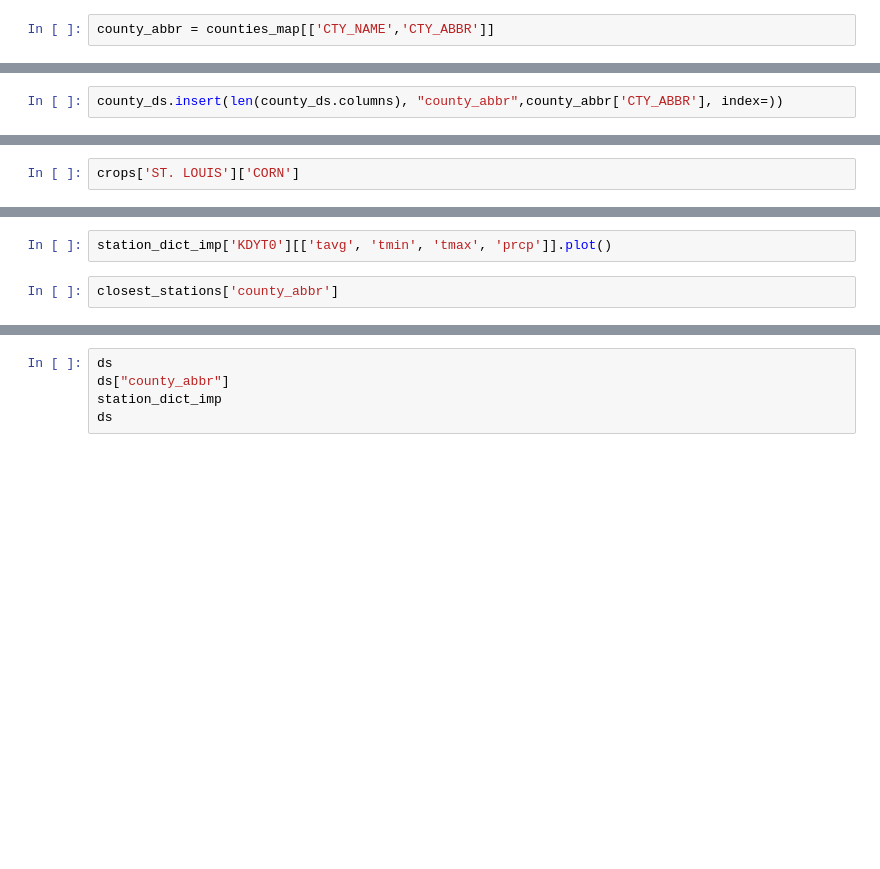
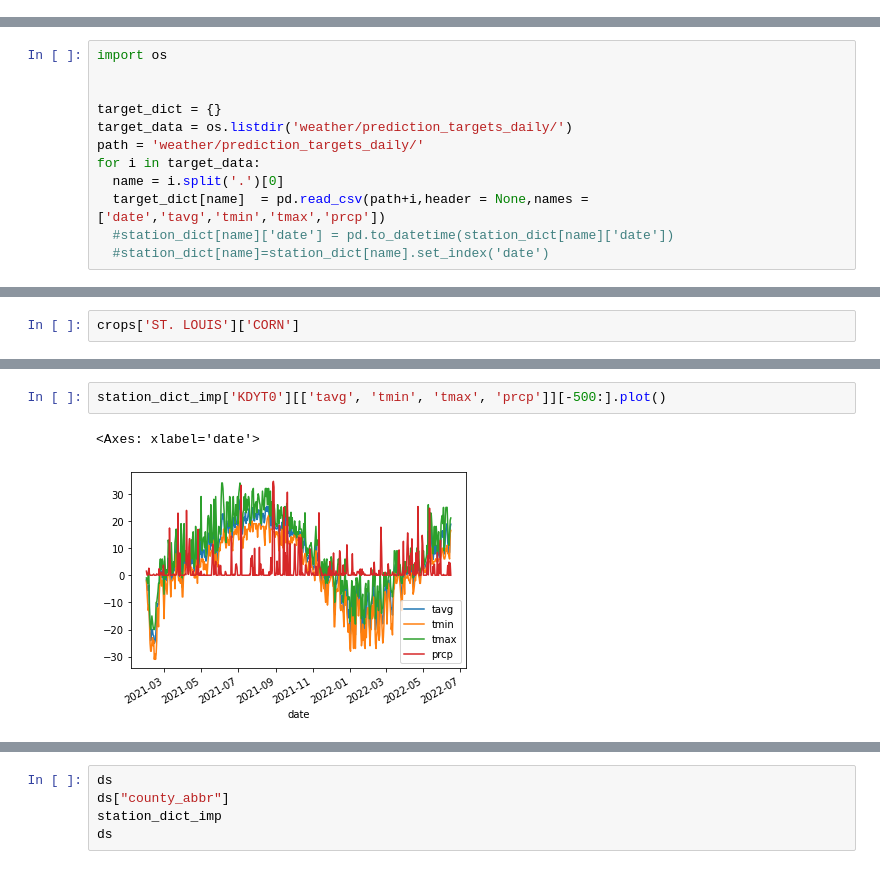
Before and after one commit to danFjs/QuantCh, a Jupyter notebook: JOebiden.ipynb, the cells around one changed output, grey strips where cells are left out. Cells and saved outputs as stored; diff of their text form; blank space fills up the shorter version.

```diff
--- a/JOebiden.ipynb
+++ b/JOebiden.ipynb
@@ -242,2 +256,0 @@ counties_map = gpd.read_file("/content/drive/MyDrive/QuantChallenge/SpatialData/
-# %%
-county_abbr = counties_map[['CTY_NAME','CTY_ABBR']]
@@ -370,3 +351,15 @@ for i in station_data:
   station_dict[name]  = pd.read_csv(path+i,header = None,names = ['date','tavg','tmin','tmax','prcp'])
   #station_dict[name]['date'] = pd.to_datetime(station_dict[name]['date'])
   #station_dict[name]=station_dict[name].set_index('date')
+# %%
+import os
+
+
+target_dict = {}
+target_data = os.listdir('weather/prediction_targets_daily/')
+path = 'weather/prediction_targets_daily/'
+for i in target_data:
+  name = i.split('.')[0]
+  target_dict[name]  = pd.read_csv(path+i,header = None,names = ['date','tavg','tmin','tmax','prcp'])
+  #station_dict[name]['date'] = pd.to_datetime(station_dict[name]['date'])
+  #station_dict[name]=station_dict[name].set_index('date')
@@ -475,5 +506,3 @@ array(['Lake of the Woods', 'Kittson', 'Roseau', 'Koochiching',
        'Olmsted', 'Watonwan', 'Rock', 'Nobles', 'Jackson', 'Martin',
        'Houston', 'Faribault', 'Fillmore', 'Freeborn', 'Mower'],
       dtype=object)
-# %%
-county_ds.insert(len(county_ds.columns), "county_abbr",county_abbr['CTY_ABBR'], index=))
@@ -774,6 +821,7 @@ station_dict['KDYT0'].dropna().plot()
 # %%
-station_dict_imp['KDYT0'][['tavg', 'tmin', 'tmax', 'prcp']].plot()
+station_dict_imp['KDYT0'][['tavg', 'tmin', 'tmax', 'prcp']][-500:].plot()
+# %% [output]
+<Axes: xlabel='date'>
+[figure, added]
-# %%
-closest_stations['county_abbr']
 # %%
 closest_stations = find_closest_n(county_loc_ds,station_loc_ds,county_ds_abbr[county_ds_abbr.columns[-1]],station_ds[station_ds.columns[0]],n=1)
```
Also changed, not shown: parts of 58 cells of this notebook.
